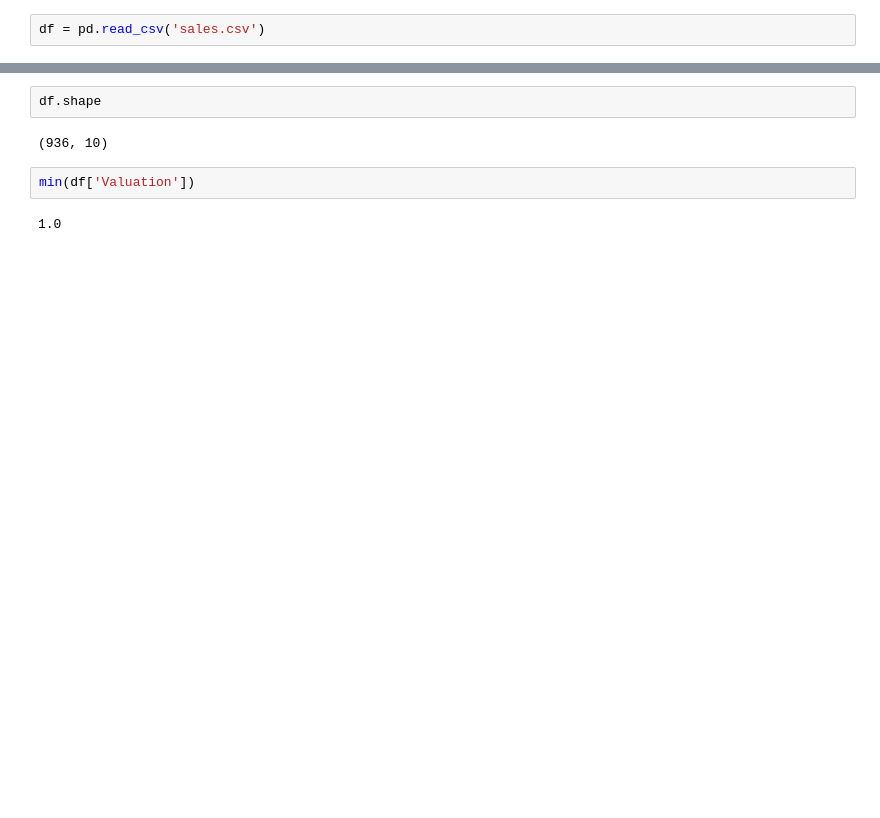
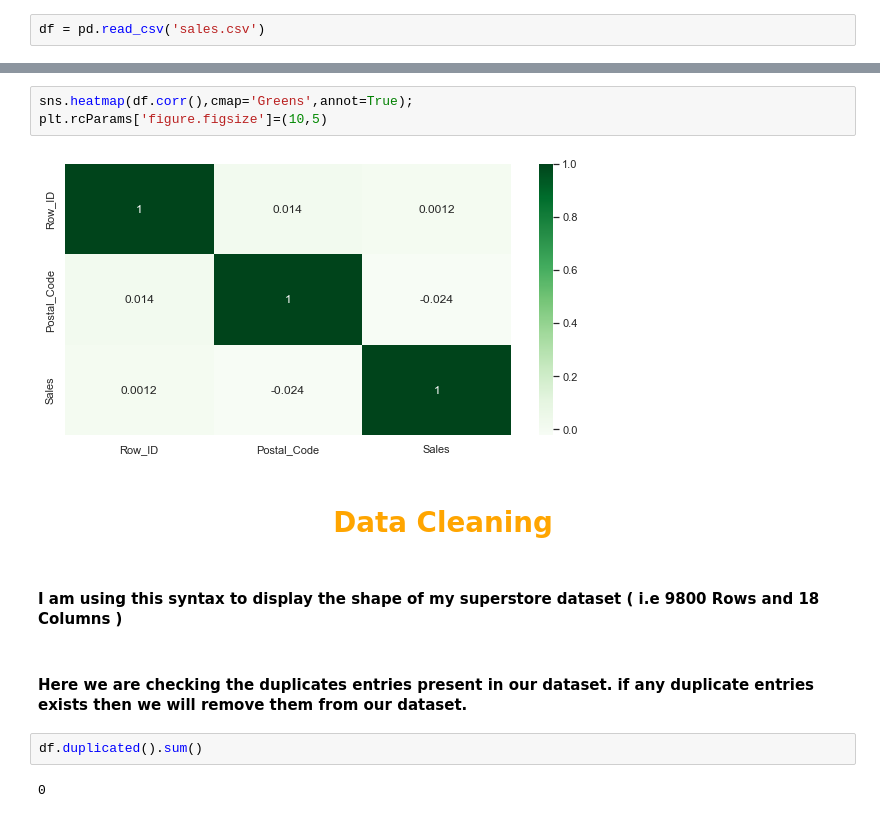
Before and after one commit to chanda-Harshita/walmart-superstore-dataset, a Jupyter notebook: WALMART Dataset Project.ipynb, the cells around one changed output, grey strips where cells are left out. Cells and saved outputs as stored; diff of their text form; blank space fills up the shorter version.

```diff
--- a/WALMART Dataset Project.ipynb
+++ b/WALMART Dataset Project.ipynb
@@ -55,8 +71,15 @@ df.head()
+# %%
+sns.heatmap(df.corr(),cmap='Greens',annot=True);
+plt.rcParams['figure.figsize']=(10,5)
+# %% [output]
+[figure, added]
+# %% [markdown]
+# <font color = 'Orange'> <center>Data Cleaning</center>
+# %% [markdown]
+#### I am using this syntax to display the shape of my superstore dataset ( i.e 9800 Rows and 18 Columns )
+# %% [markdown]
+#### Here we are checking the duplicates entries present in our dataset. if any duplicate entries exists then we will remove them from our dataset.
 # %%
-df.shape
+df.duplicated().sum()
 # %% [output]
-(936, 10)
+0
-# %%
-min(df['Valuation'])
-# %% [output]
-1.0
```
Also changed, not shown: parts of 67 cells of this notebook.
